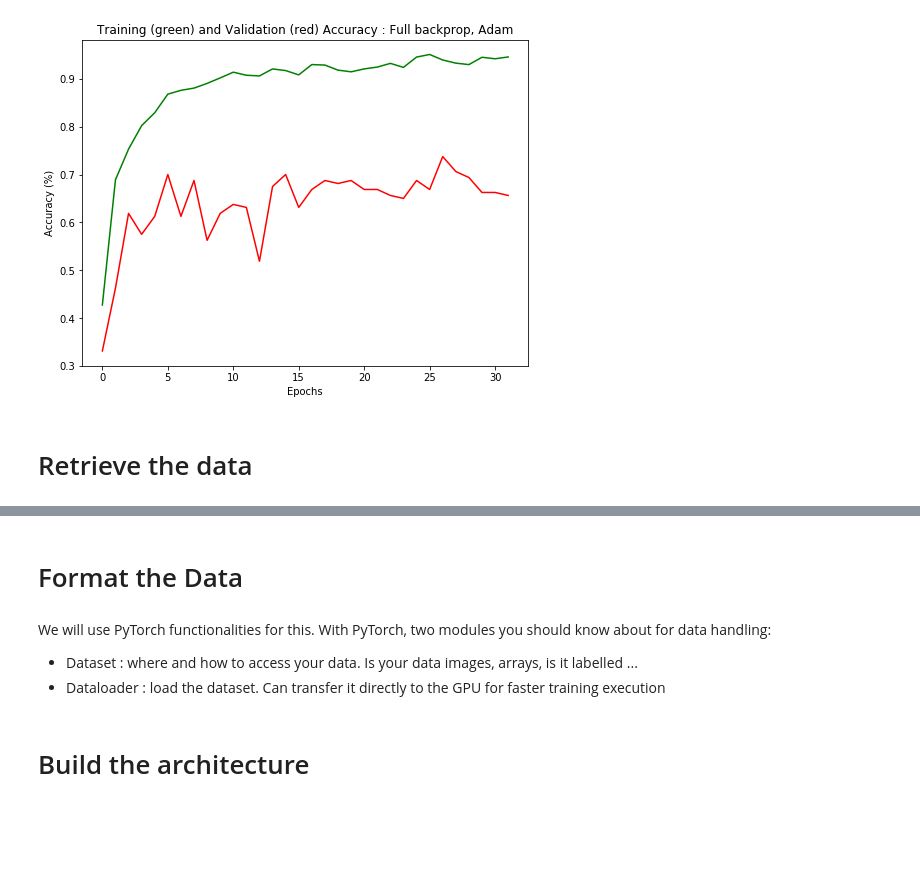
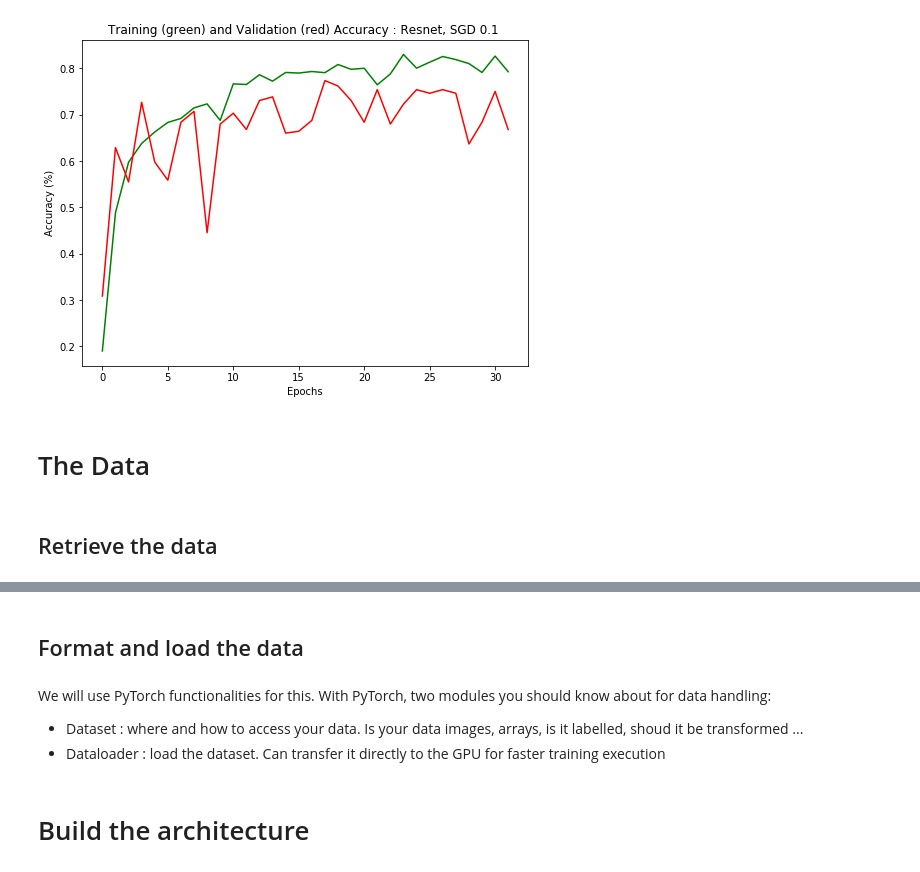
Before and after one commit to pstefani-photobox/jedha-deep-learning, a Jupyter notebook: notebook.ipynb, the cells around one changed output, grey strips where cells are left out. Drawn from its saved outputs; the diff is of its cells as text; code cells hidden in the pictures; blank space fills up the shorter version.

```diff
--- a/notebook.ipynb
+++ b/notebook.ipynb
@@ -12,5 +0,0 @@ training_data, validation_data = Data.create('images/')
-# %%
-deep_net = DeepNet('resnet', NB_CLASSES, full_backprop=True)
-criterion = torch.nn.CrossEntropyLoss()
-optimizer = torch.optim.Adam(filter(lambda p: p.requires_grad,deep_net.parameters()))
-deep_net.fit(training_data, validation_data, criterion, optimizer, num_epochs=NUM_EPOCHS)
@@ -35,23 +1,27 @@ EPOCH #31 ... Validation accuracy : 0.65625
 # %%
+#### TO BE DELETED
+
 %matplotlib inline
 import matplotlib.pyplot as plt
 import json
 
 plt.figure(figsize = (8,6))
-plt.title('Training (green) and Validation (red) Accuracy : Full backprop, Adam')
+plt.title('Training (green) and Validation (red) Accuracy : Resnet, SGD 0.1 ')
 plt.xlabel('Epochs')
 plt.ylabel('Accuracy (%)')
 plt.plot(deep_net.tr_accuracy, 'g')
 plt.plot(deep_net.val_accuracy, 'r')
 accuracies = {'training':deep_net.tr_accuracy, 'validation':deep_net.val_accuracy}
 
-plt.savefig('plots/deep_net_full_adam.png', bbox_inches='tight', pad_inches=0)
-torch.save(deep_net.state_dict(), open('models/deep_net_full_adam.pt','wb'))
-json.dump(accuracies, open('models/deep_net_full_adam_acc.np','w'))
+plt.savefig('plots/deep_net_adam.png', bbox_inches='tight', pad_inches=0)
+torch.save(deep_net.state_dict(), open('models/deep_net_adam.pt','wb'))
+json.dump(accuracies, open('models/deep_net_resnet_acc.np','w'))
 # %% [output]
-[figure, old version]
+[figure, new version]
+# %% [markdown]
+# The Data
 # %% [markdown]
-# Retrieve the data
+## Retrieve the data
 # %% [markdown]
 See flickr_crawler.py .
 There are many available APIs for websites like Flickr, Google, Bing, Twitter that allows to crawl through content and download available images based on queries.
@@ -61,8 +31,8 @@ For this experiment, we want to recognize fruits in photos. Some samples of the
 
 It's not perfect but it works !
 # %% [markdown]
-# Format the Data
+## Format and load the data
 # %% [markdown]
 We will use PyTorch functionalities for this. With PyTorch, two modules you should know about for data handling:
- - Dataset : where and how to access your data. Is your data images, arrays, is it labelled ...
+ - Dataset : where and how to access your data. Is your data images, arrays, is it labelled, shoud it be transformed ...
  - Dataloader : load the dataset. Can transfer it directly to the GPU for faster training execution
```
Also changed, not shown: parts of 26 cells of this notebook, 1 other file.
